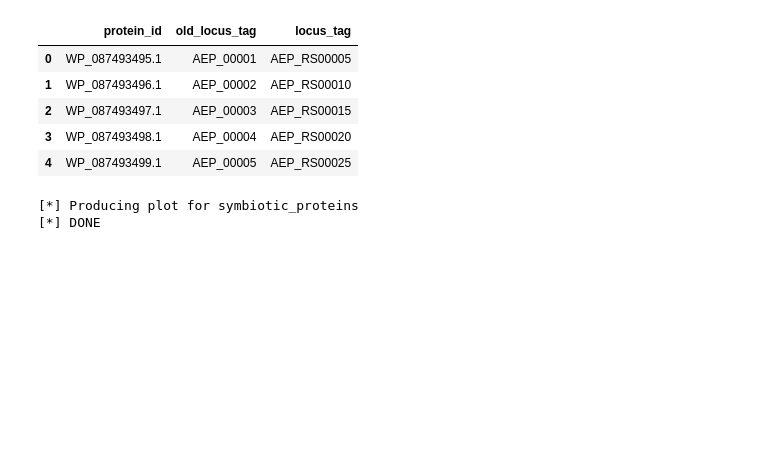
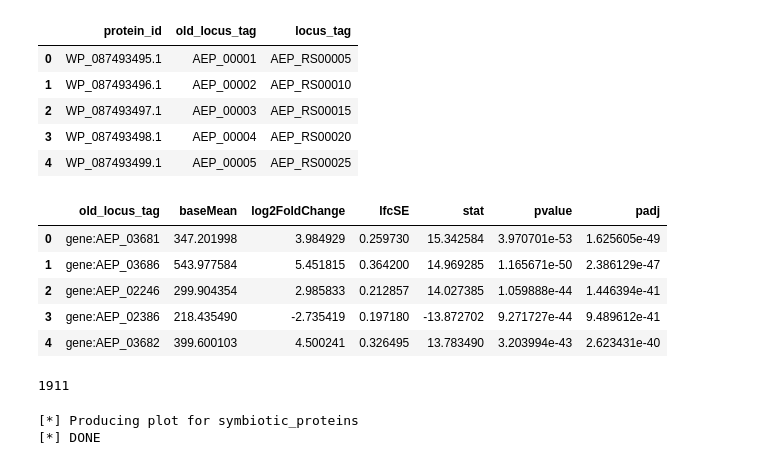
Before and after one commit to Kanomble/curvibacter_transcriptomics, a Jupyter notebook: scripts/gene_enrichment_analysis/go_enrichment.ipynb, the cells around one changed output. Cells and saved outputs as stored; diff of their text form; code cells hidden in the pictures; blank space fills up the shorter version.

```diff
--- a/scripts/gene_enrichment_analysis/go_enrichment.ipynb
+++ b/scripts/gene_enrichment_analysis/go_enrichment.ipynb
@@ -228,6 +228,23 @@ translation_table.head()
 | 2 | WP_087493497.1 | AEP_00003 | AEP_RS00015 |
 | 3 | WP_087493498.1 | AEP_00004 | AEP_RS00020 |
 | 4 | WP_087493499.1 | AEP_00005 | AEP_RS00025 |
+# %%
+log2Fold_df = pd.read_csv('../../results/rsem/liquid_mono_culture_orgint_vs_metatranscriptome.CSV')
+#log2Fold_df = pd.read_csv('../../results/rsem/liquid_mono_culture_kiel_vs_hydra_mono_culture_kiel.csv')
+log2Fold_df.columns = ["old_locus_tag","baseMean","log2FoldChange","lfcSE","stat","pvalue","padj"]
+log2Fold_df.head()
+# %% [output]
+|  | old_locus_tag | baseMean | log2FoldChange | lfcSE | stat | pvalue | padj |
+| 0 | gene:AEP_03681 | 347.201998 | 3.984929 | 0.259730 | 15.342584 | 3.970701e-53 | 1.625605e-49 |
+| 1 | gene:AEP_03686 | 543.977584 | 5.451815 | 0.364200 | 14.969285 | 1.165671e-50 | 2.386129e-47 |
+| 2 | gene:AEP_02246 | 299.904354 | 2.985833 | 0.212857 | 14.027385 | 1.059888e-44 | 1.446394e-41 |
+| 3 | gene:AEP_02386 | 218.435490 | -2.735419 | 0.197180 | -13.872702 | 9.271727e-44 | 9.489612e-41 |
+| 4 | gene:AEP_03682 | 399.600103 | 4.500241 | 0.326495 | 13.783490 | 3.203994e-43 | 2.623431e-40 |
+# %%
+log2Fold_df = log2Fold_df[log2Fold_df["padj"] <= 0.05]
+print(len(log2Fold_df))
+# %% [output]
+1911
 # %%
 symbiotic_protein_ids = pd.read_csv("../../data/symbiotic_wps/caep_symbiotic_wps.txt", header=None)
 symbiotic_protein_ids.columns = ["protein_id"]
```
Also changed, not shown: parts of 19 cells of this notebook.
